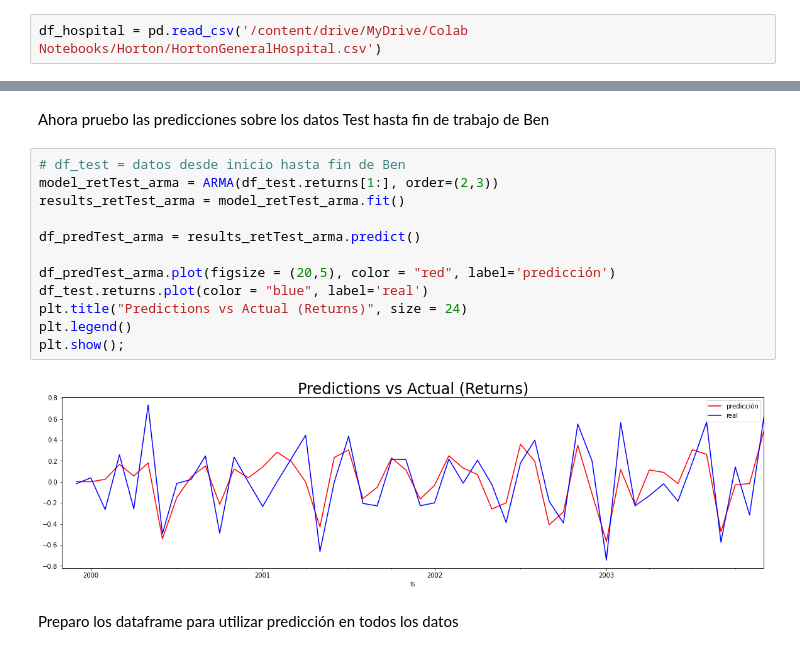
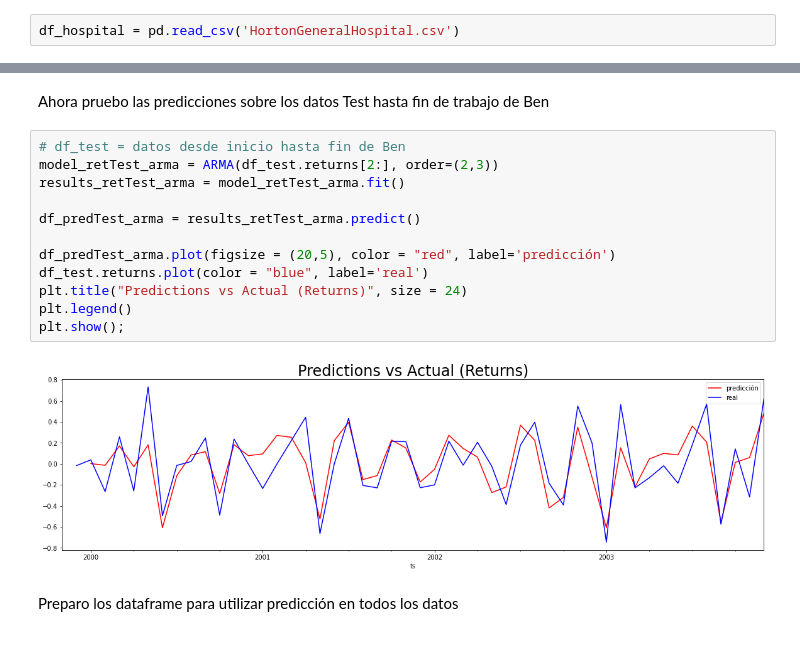
Before and after one commit to JAlonMor/TECNICAS-AVANZADAS-DE-ANALISIS-DE-DATOS, a Jupyter notebook: material/A1Horton.ipynb, the cells around one changed output, grey strips where cells are left out. Drawn from its saved outputs; the diff is of its cells as text.

```diff
--- a/material/A1Horton.ipynb
+++ b/material/A1Horton.ipynb
@@ -28,5 +41,5 @@ from scipy.stats.distributions import chi2
 # %%
-df_hospital = pd.read_csv('/content/drive/MyDrive/Colab Notebooks/Horton/HortonGeneralHospital.csv')
+df_hospital = pd.read_csv('HortonGeneralHospital.csv')
 # %%
 df_hospital.head()
 # %% [output]
@@ -731,18 +771,18 @@ plt.show()
 Ahora pruebo las predicciones sobre los datos Test hasta fin de trabajo de Ben
 # %%
 # df_test = datos desde inicio hasta fin de Ben
-model_retTest_arma = ARMA(df_test.returns[1:], order=(2,3))
+model_retTest_arma = ARMA(df_test.returns[2:], order=(2,3))
 results_retTest_arma = model_retTest_arma.fit()
 
 df_predTest_arma = results_retTest_arma.predict()
 
 df_predTest_arma.plot(figsize = (20,5), color = "red", label='predicción')
 df_test.returns.plot(color = "blue", label='real')
 plt.title("Predictions vs Actual (Returns)", size = 24)
 plt.legend()
 plt.show();
 # %% [output]
-[figure, old version]
+[figure, new version]
 # %% [markdown]
 Preparo los dataframe para utilizar predicción en todos los datos
 # %%
```
Also changed, not shown: parts of 40 cells of this notebook.
